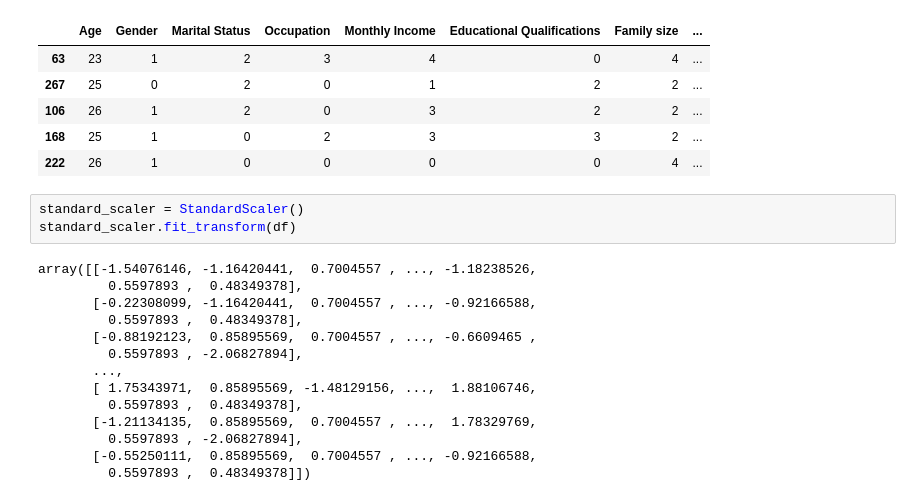
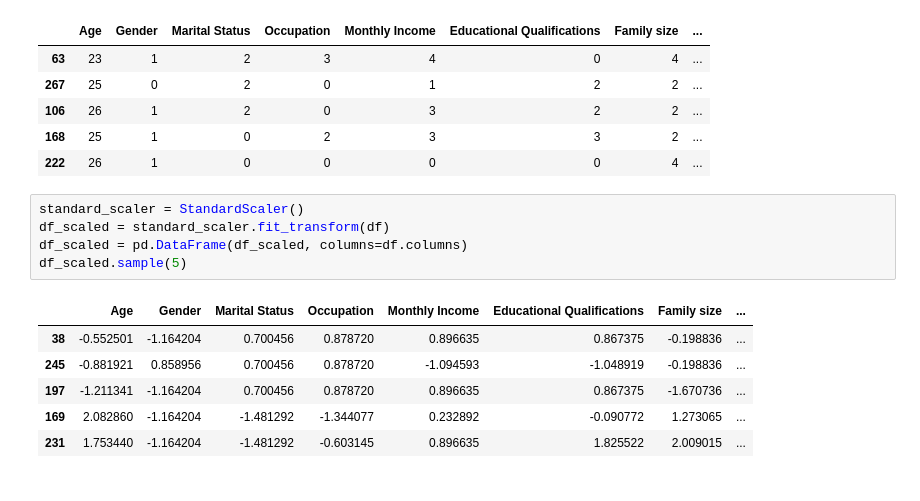
Before and after one commit to montmsn/ML_online_food_dataset, a Jupyter notebook: main.ipynb, the cells around one changed output. Drawn from its saved outputs; the diff is of its cells as text.

```diff
--- a/main.ipynb
+++ b/main.ipynb
@@ -76,18 +95,13 @@ df.sample(5)
 | 222 | 26 | 1 | 0 | 0 | 0 | 0 | 4 | ... |
 # %%
 standard_scaler = StandardScaler()
-standard_scaler.fit_transform(df)
+df_scaled = standard_scaler.fit_transform(df)
+df_scaled = pd.DataFrame(df_scaled, columns=df.columns)
+df_scaled.sample(5)
 # %% [output]
-array([[-1.54076146, -1.16420441,  0.7004557 , ..., -1.18238526,
-         0.5597893 ,  0.48349378],
-       [-0.22308099, -1.16420441,  0.7004557 , ..., -0.92166588,
-         0.5597893 ,  0.48349378],
-       [-0.88192123,  0.85895569,  0.7004557 , ..., -0.6609465 ,
-         0.5597893 , -2.06827894],
-       ...,
-       [ 1.75343971,  0.85895569, -1.48129156, ...,  1.88106746,
-         0.5597893 ,  0.48349378],
-       [-1.21134135,  0.85895569,  0.7004557 , ...,  1.78329769,
-         0.5597893 , -2.06827894],
-       [-0.55250111,  0.85895569,  0.7004557 , ..., -0.92166588,
-         0.5597893 ,  0.48349378]])
+|  | Age | Gender | Marital Status | Occupation | Monthly Income | Educational Qualifications | Family size | ... |
+| 38 | -0.552501 | -1.164204 | 0.700456 | 0.878720 | 0.896635 | 0.867375 | -0.198836 | ... |
+| 245 | -0.881921 | 0.858956 | 0.700456 | 0.878720 | -1.094593 | -1.048919 | -0.198836 | ... |
+| 197 | -1.211341 | -1.164204 | 0.700456 | 0.878720 | 0.896635 | 0.867375 | -1.670736 | ... |
+| 169 | 2.082860 | -1.164204 | -1.481292 | -1.344077 | 0.232892 | -0.090772 | 1.273065 | ... |
+| 231 | 1.753440 | -1.164204 | -1.481292 | -0.603145 | 0.896635 | 1.825522 | 2.009015 | ... |
```
Also changed, not shown: parts of 3 cells of this notebook.
